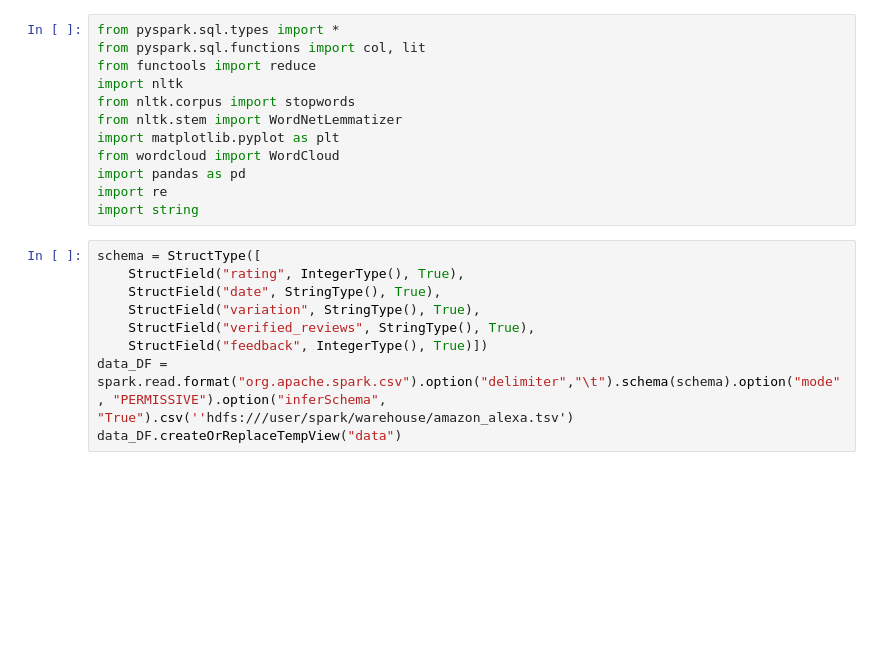
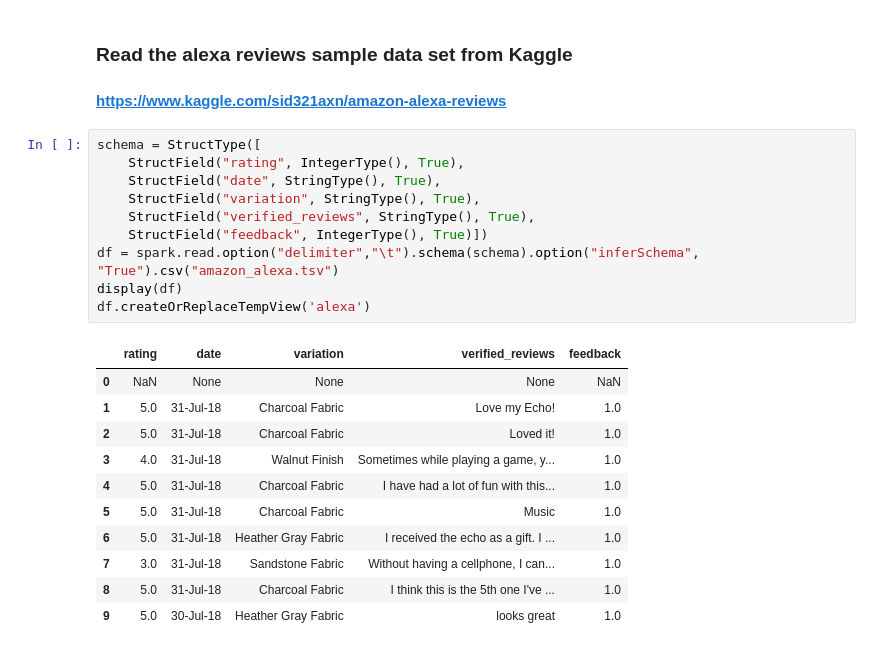
Before and after one commit to roitraining/SparkProgram, a Jupyter notebook: Day8/Ch10_NaturalLanguage.ipynb, the cells around one changed output. Drawn from its saved outputs; the diff is of its cells as text; blank space fills up the shorter version.

```diff
--- a/Day8/Ch10_NaturalLanguage.ipynb
+++ b/Day8/Ch10_NaturalLanguage.ipynb
@@ -17,24 +30,28 @@ from pyspark_helpers import display
 # %% [output]
 initializing pyspark
 pyspark initialized
-# %%
-from pyspark.sql.types import *
-from pyspark.sql.functions import col, lit
-from functools import reduce
-import nltk
-from nltk.corpus import stopwords
-from nltk.stem import WordNetLemmatizer
-import matplotlib.pyplot as plt
-from wordcloud import WordCloud
-import pandas as pd
-import re
-import string
+# %% [markdown]
+### Read the alexa reviews sample data set from Kaggle
+#### https://www.kaggle.com/sid321axn/amazon-alexa-reviews
 # %%
 schema = StructType([
     StructField("rating", IntegerType(), True),
     StructField("date", StringType(), True),
     StructField("variation", StringType(), True),
     StructField("verified_reviews", StringType(), True),
     StructField("feedback", IntegerType(), True)])
-data_DF = spark.read.format("org.apache.spark.csv").option("delimiter","\t").schema(schema).option("mode", "PERMISSIVE").option("inferSchema", "True").csv(''hdfs:///user/spark/warehouse/amazon_alexa.tsv')
-data_DF.createOrReplaceTempView("data")
+df = spark.read.option("delimiter","\t").schema(schema).option("inferSchema", "True").csv("amazon_alexa.tsv")
+display(df)
+df.createOrReplaceTempView('alexa')
+# %% [output]
+|  | rating | date | variation | verified_reviews | feedback |
+| 0 | NaN | None | None | None | NaN |
+| 1 | 5.0 | 31-Jul-18 | Charcoal Fabric | Love my Echo! | 1.0 |
+| 2 | 5.0 | 31-Jul-18 | Charcoal Fabric | Loved it! | 1.0 |
+| 3 | 4.0 | 31-Jul-18 | Walnut Finish | Sometimes while playing a game, y... | 1.0 |
+| 4 | 5.0 | 31-Jul-18 | Charcoal Fabric | I have had a lot of fun with this... | 1.0 |
+| 5 | 5.0 | 31-Jul-18 | Charcoal Fabric | Music | 1.0 |
+| 6 | 5.0 | 31-Jul-18 | Heather Gray Fabric | I received the echo as a gift. I ... | 1.0 |
+| 7 | 3.0 | 31-Jul-18 | Sandstone Fabric | Without having a cellphone, I can... | 1.0 |
+| 8 | 5.0 | 31-Jul-18 | Charcoal Fabric | I think this is the 5th one I've ... | 1.0 |
+| 9 | 5.0 | 30-Jul-18 | Heather Gray Fabric | looks great | 1.0 |
```
Also changed, not shown: parts of 47 cells of this notebook.
